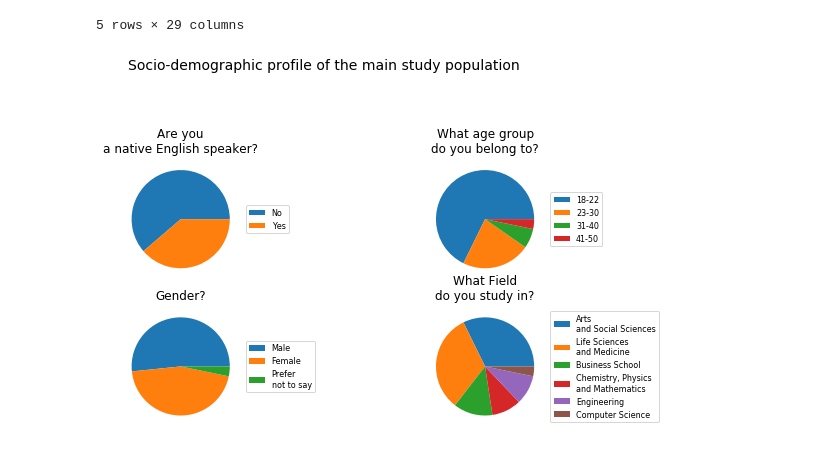
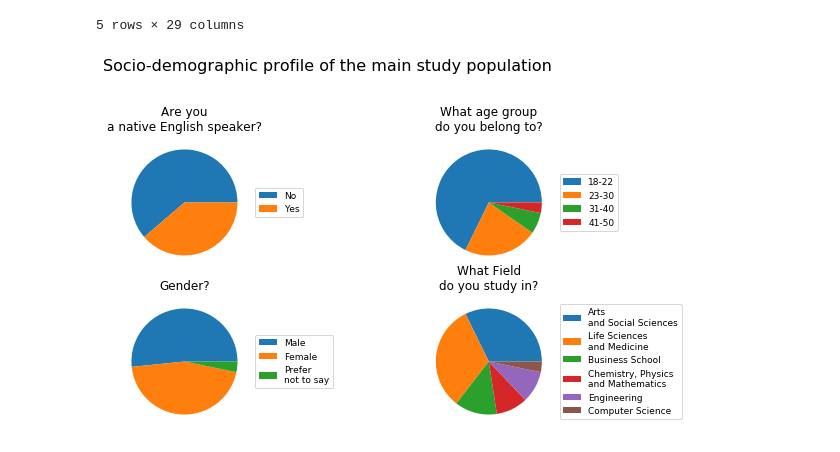
Before and after one commit to animaviridis/evaluation_of_ai, a Jupyter notebook: results_plots.ipynb, the cells around one changed output. Saved outputs shown, nothing was run; the diff lists cells and outputs as text; code cells hidden in the pictures.

```diff
--- a/results_plots.ipynb
+++ b/results_plots.ipynb
@@ -33,8 +34,8 @@ keys['remarks_yippy'] = k[23:24]
 keys['remarks_eval'] = [k[26], k[28]]
 keys['eval'] = [k[27]]
 # %%
-fig = aux.pie_subplots(main_data, keys['general'], fig_kwargs=dict(figsize=(10,6)),
+fig = plots.pie_subplots(main_data, keys['general'], fig_kwargs=dict(figsize=(10,6)),
                        title="Socio-demographic profile of the main study population", show=False)
-fig.subplots_adjust(top=0.75)
+fig.subplots_adjust(top=0.8)
 # %% [output]
-[figure, old version]
+[figure, new version]
```
Also changed, not shown: parts of 1 cell of this notebook, 2 other files.
